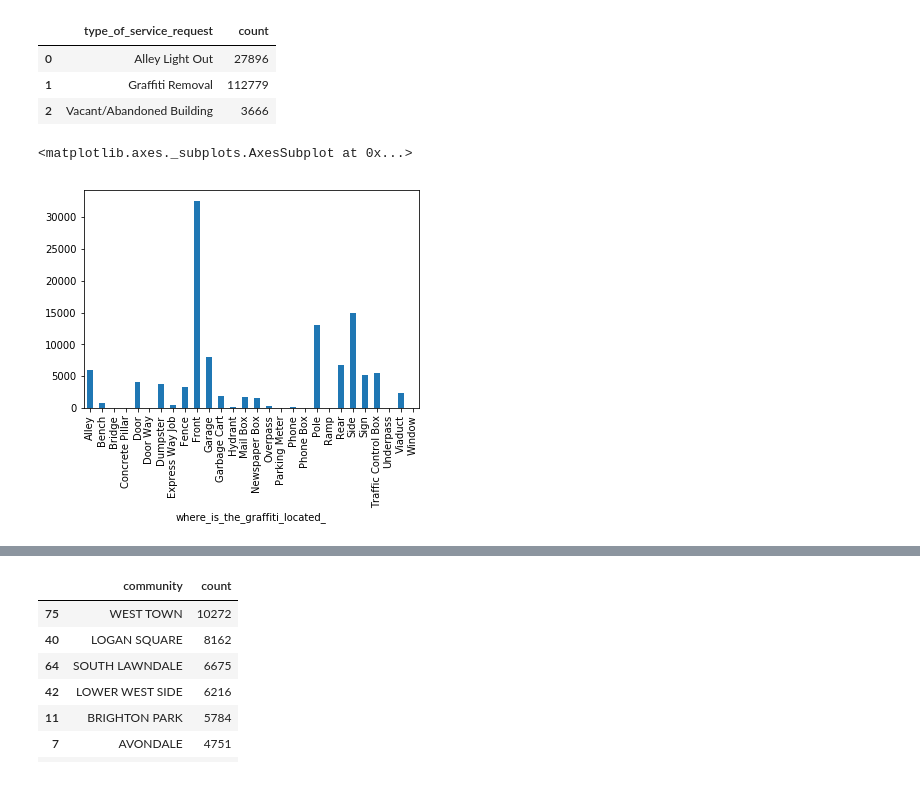
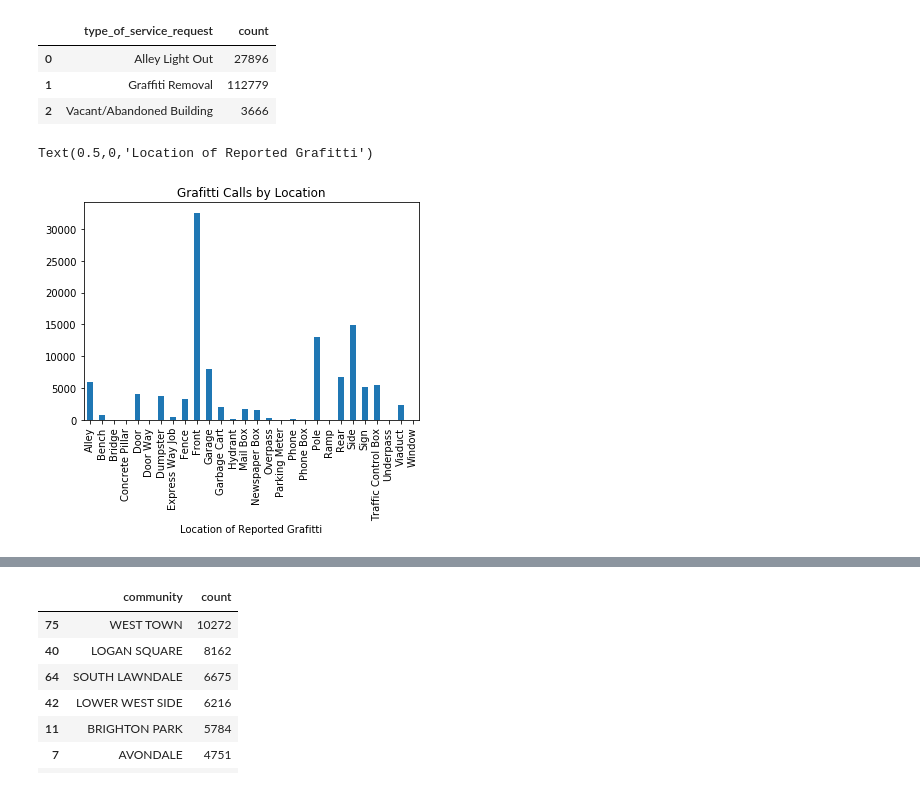
Before and after one commit to alenastern/Machine_Learning_Public_Policy, a Jupyter notebook: Assignment1_Stern.ipynb, the cells around one changed output, grey strips where cells are left out. Saved outputs shown, nothing was run; the diff lists cells and outputs as text; code cells hidden in the pictures.

```diff
--- a/Assignment1_Stern.ipynb
+++ b/Assignment1_Stern.ipynb
@@ -58,10 +57,11 @@ all_call.groupby("type_of_service_request").size().reset_index(name="count")
 | 1 | Graffiti Removal | 112779 |
 | 2 | Vacant/Abandoned Building | 3666 |
 # %%
-# Count number of Grafitti sub-type
+# Count number of Grafitti Removal calls by sub-type
 p1 = all_call.groupby(["where_is_the_graffiti_located_"]).size()
-p1.plot.bar()
+p1.plot.bar(title = "Grafitti Calls by Location")
+plt.xlabel("Location of Reported Grafitti")
 # %% [output]
-<matplotlib.axes._subplots.AxesSubplot at 0x...>
+Text(0.5,0,'Location of Reported Grafitti')
-[figure, old version]
+[figure, new version]
 # %%
```
Also changed, not shown: parts of 32 cells of this notebook.
